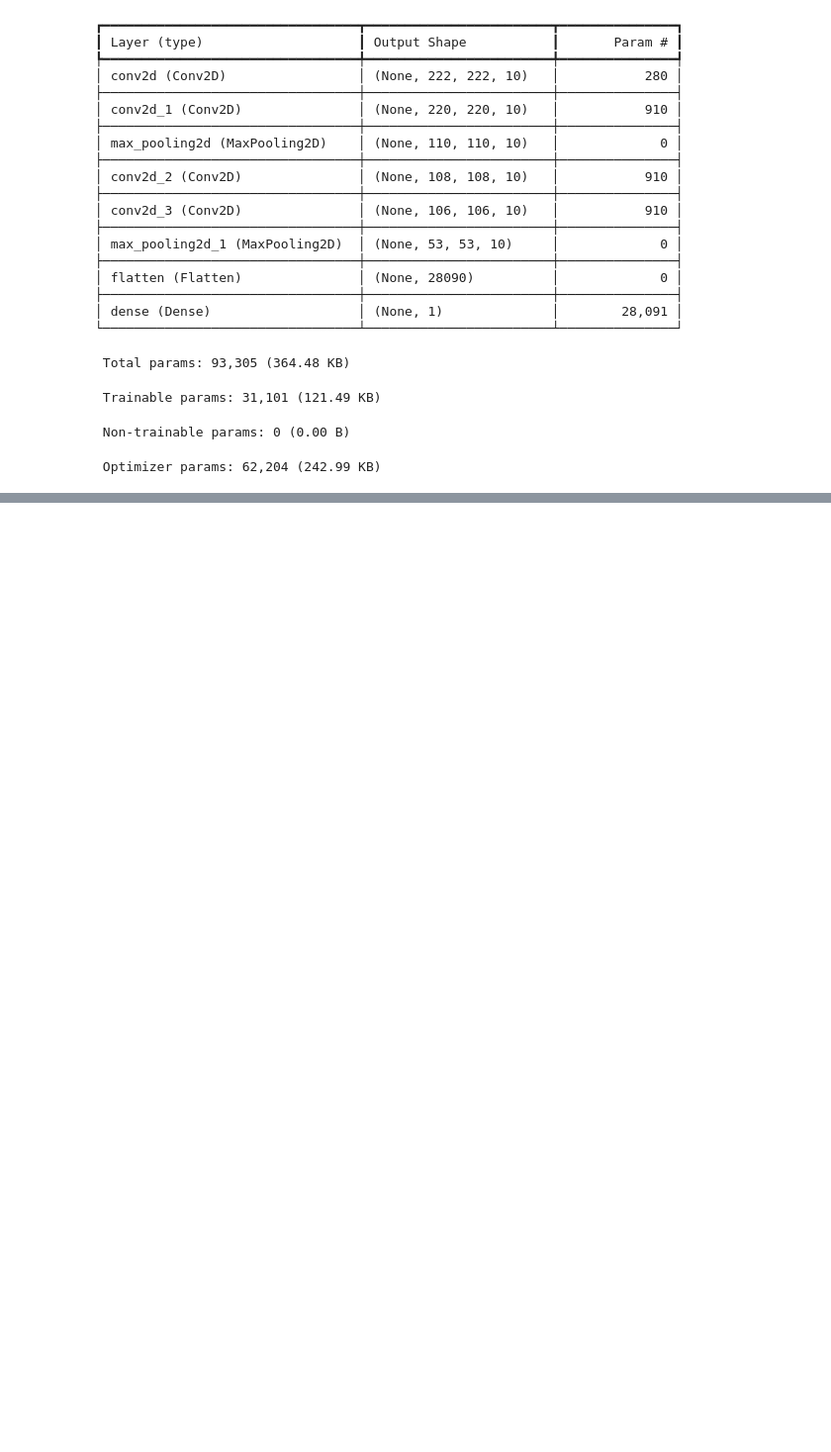
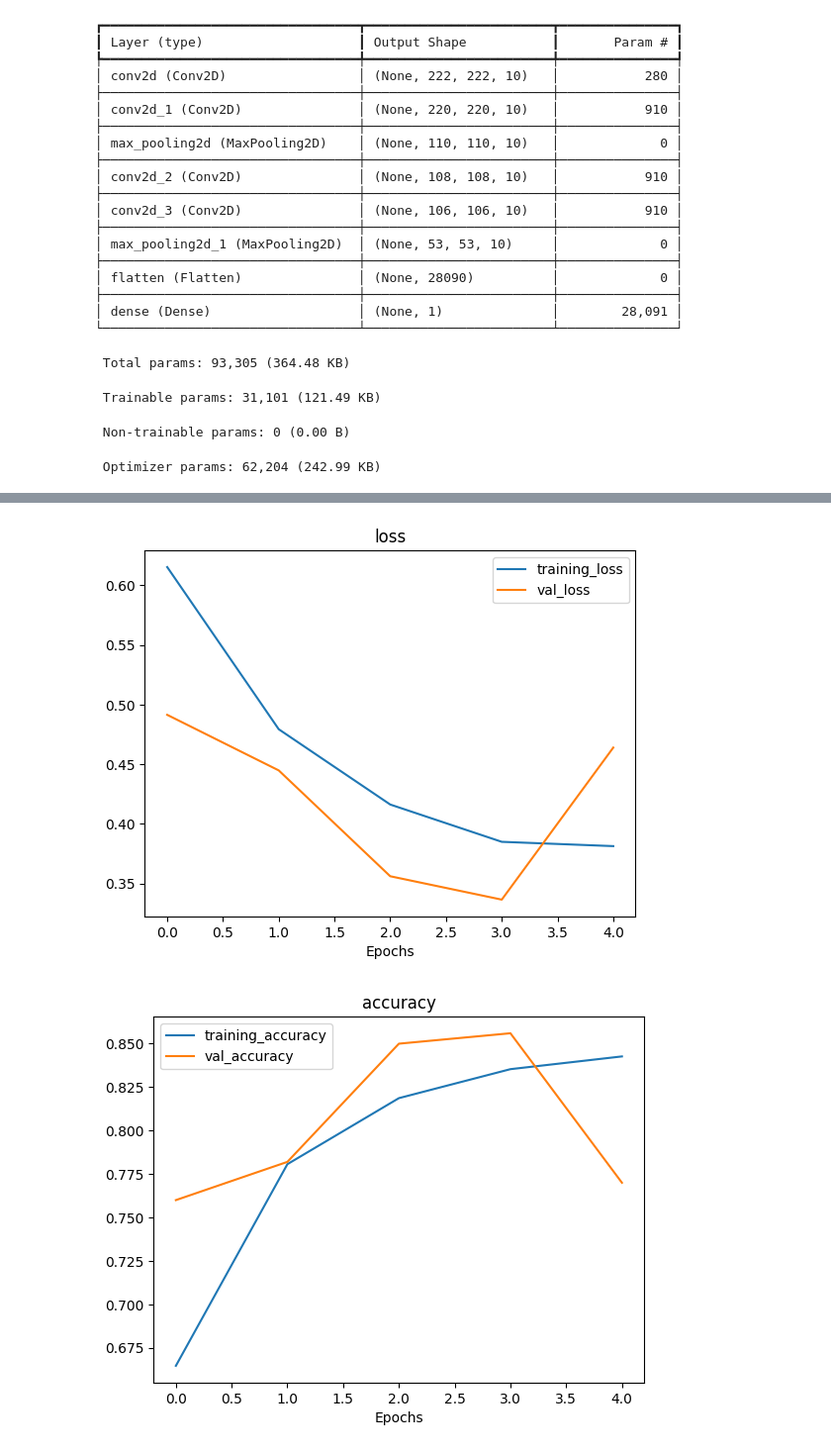
Before and after one commit to Darius-Cos/Deep-Learning-Journey, a Jupyter notebook: Computer_Vision/CNN.ipynb, the cells around one changed output, grey strips where cells are left out. Shown at 99% size. Drawn from its saved outputs; the diff is of its cells as text; code cells hidden in the pictures; blank space fills up the shorter version.

```diff
--- a/Computer_Vision/CNN.ipynb
+++ b/Computer_Vision/CNN.ipynb
@@ -190,0 +229,22 @@ Model: "sequential"
+# %%
+model_2=tf.keras.Sequential([
+    tf.keras.layers.Conv2D(
+        filters=10,
+        kernel_size=3,
+        input_shape=(224,224,3),
+        activation='relu',
+    ),
+    tf.keras.layers.MaxPool2D(2),
+    tf.keras.layers.Conv2D(10,3,activation='relu'),
+    tf.keras.layers.MaxPool2D(),
+    tf.keras.layers.Conv2D(10,3,activation='relu'),
+    tf.keras.layers.MaxPool2D(),
+    tf.keras.layers.Flatten(),
+    tf.keras.layers.Dense(1,activation='sigmoid')
+])
+model_2.compile(
+    loss='binary_crossentropy',
+    optimizer=tf.keras.optimizers.Adam(),
+    metrics=['accuracy']
+)
+history_2=model_2.fit(train_data,epochs=5,steps_per_epoch=len(train_data),validation_data=test_data,validation_steps=len(test_data))
@@ -190,0 +262,5 @@ Model: "sequential"
+# %%
+plot_loss_curves(history_2)
+# %% [output]
+[figure, added]
+[figure, added]
```
Also changed, not shown: parts of 26 cells of this notebook, 1 other file.
